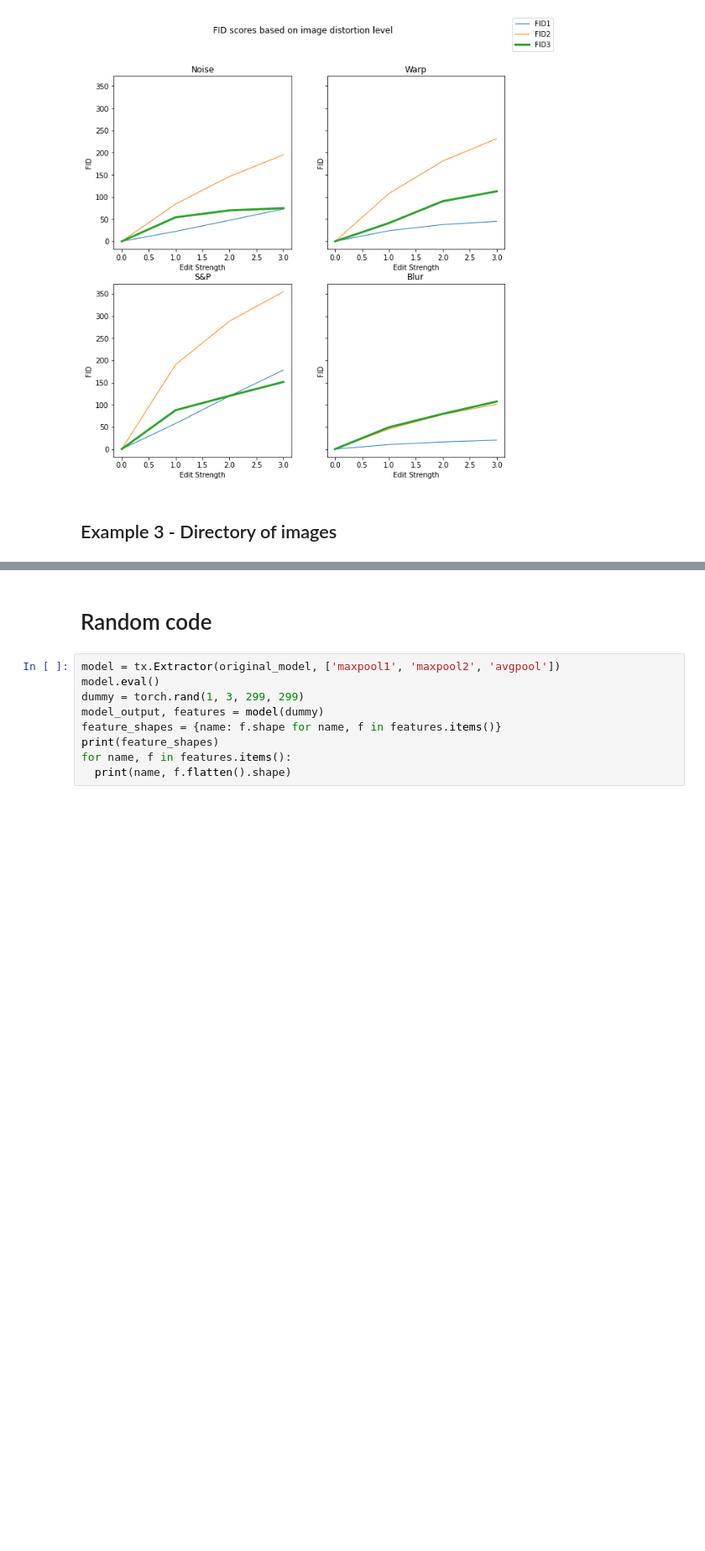
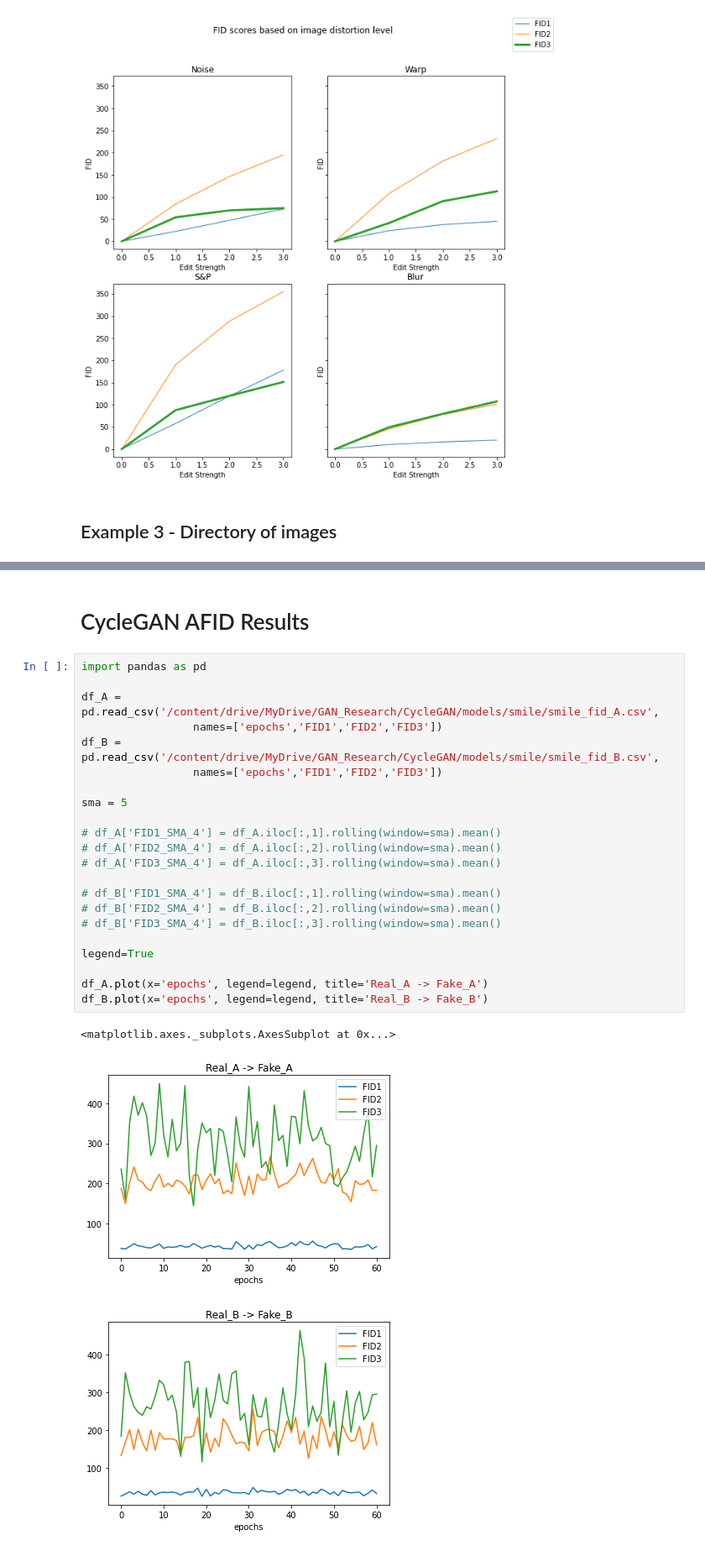
Before and after one commit to ejnunn/GAN-Research, a Jupyter notebook: notebooks/AFID.ipynb, the cells around one changed output, grey strips where cells are left out. Shown: that part at 84% size. Saved outputs shown, nothing was run; the diff lists cells and outputs as text; blank space fills up the shorter version.

Commit message:
Added graph for FID CycleGAN results

```diff
--- a/notebooks/AFID.ipynb
+++ b/notebooks/AFID.ipynb
@@ -431,11 +442,28 @@ print(fid_value3)
-# %% [markdown]
-# Random code
-# %%
-model = tx.Extractor(original_model, ['maxpool1', 'maxpool2', 'avgpool'])
-model.eval()
-dummy = torch.rand(1, 3, 299, 299)
-model_output, features = model(dummy)
-feature_shapes = {name: f.shape for name, f in features.items()}
-print(feature_shapes)
-for name, f in features.items():
-  print(name, f.flatten().shape)
+# %% [markdown]
+# CycleGAN AFID Results
+# %%
+import pandas as pd
+
+df_A = pd.read_csv('/content/drive/MyDrive/GAN_Research/CycleGAN/models/smile/smile_fid_A.csv',
+                 names=['epochs','FID1','FID2','FID3'])
+df_B = pd.read_csv('/content/drive/MyDrive/GAN_Research/CycleGAN/models/smile/smile_fid_B.csv',
+                 names=['epochs','FID1','FID2','FID3'])
+
+sma = 5
+
+# df_A['FID1_SMA_4'] = df_A.iloc[:,1].rolling(window=sma).mean()
+# df_A['FID2_SMA_4'] = df_A.iloc[:,2].rolling(window=sma).mean()
+# df_A['FID3_SMA_4'] = df_A.iloc[:,3].rolling(window=sma).mean()
+
+# df_B['FID1_SMA_4'] = df_B.iloc[:,1].rolling(window=sma).mean()
+# df_B['FID2_SMA_4'] = df_B.iloc[:,2].rolling(window=sma).mean()
+# df_B['FID3_SMA_4'] = df_B.iloc[:,3].rolling(window=sma).mean()
+
+legend=True
+
+df_A.plot(x='epochs', legend=legend, title='Real_A -> Fake_A')
+df_B.plot(x='epochs', legend=legend, title='Real_B -> Fake_B')
+# %% [output]
+<matplotlib.axes._subplots.AxesSubplot at 0x...>
+[figure, added]
+[figure, added]
```
Also changed, not shown: parts of 6 cells of this notebook.
